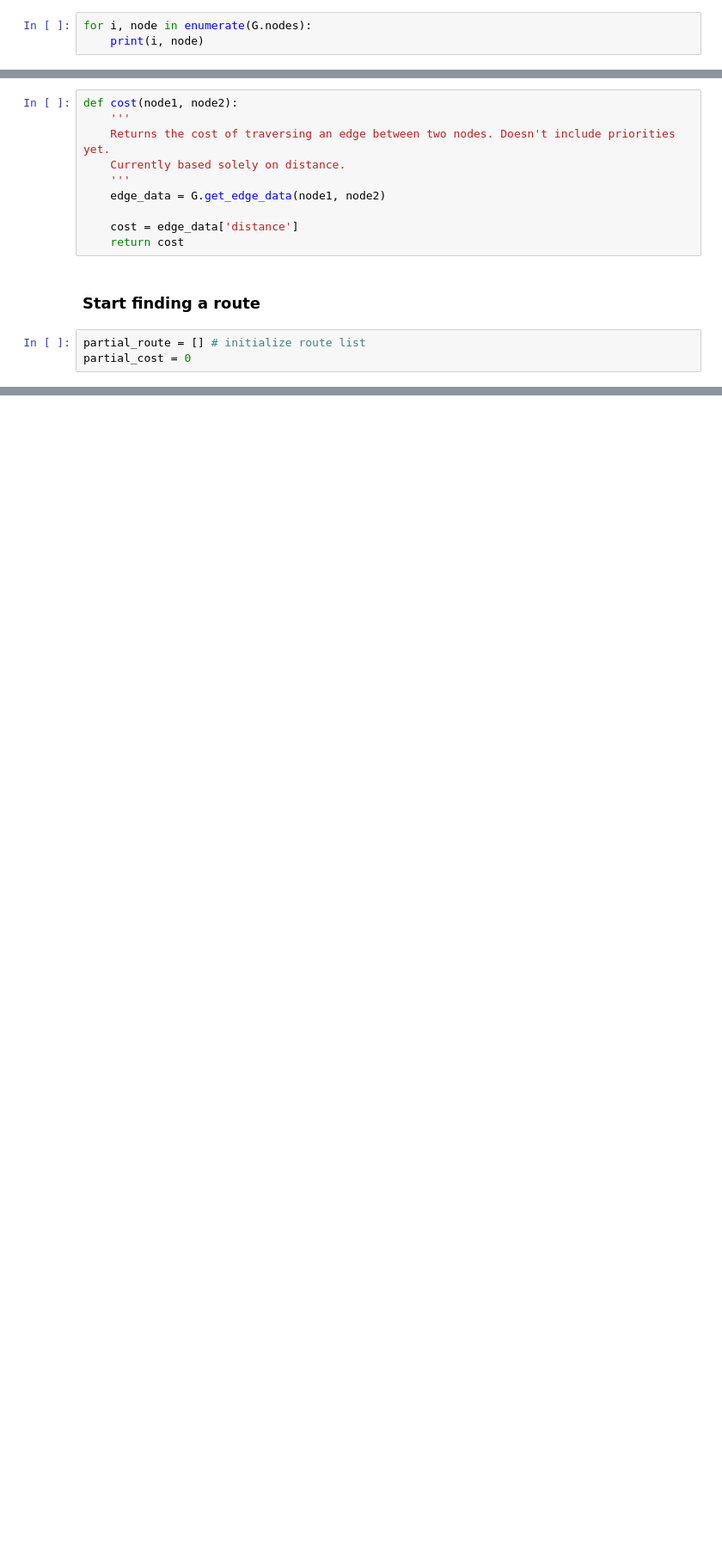
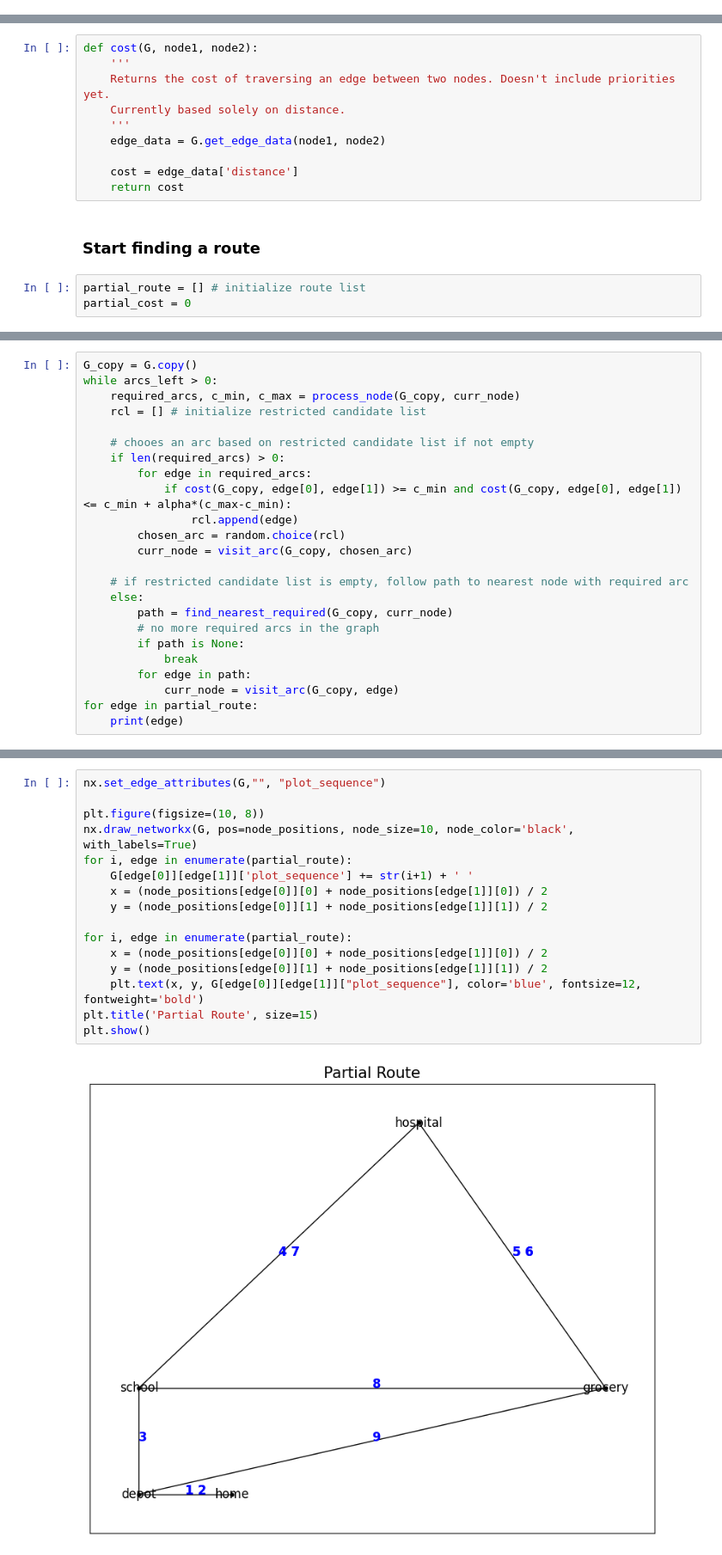
Before and after one commit to Ian1528/Snowplow-Route-Optimization, a Jupyter notebook: ToyProblem1/ToyProblem1.ipynb, the cells around one changed output, grey strips where cells are left out. Shown at 86% size. Cells and saved outputs as stored; diff of their text form; blank space fills up the shorter version.

Commit message:
Made progress on neighborhood search. Also created a notebook for testing graph methods

```diff
--- a/ToyProblem1/ToyProblem1.ipynb
+++ b/ToyProblem1/ToyProblem1.ipynb
@@ -134,3 +143,0 @@ array([[0., 1., 2., 7., 5.],
-# %%
-for i, node in enumerate(G.nodes):
-    print(i, node)
@@ -143,7 +144,7 @@ for i, node in enumerate(G.nodes):
 # %% [markdown]
 Define a cost function for traversing an arc
 # %%
-def cost(node1, node2):
+def cost(G, node1, node2):
     '''
     Returns the cost of traversing an edge between two nodes. Doesn't include priorities yet.
     Currently based solely on distance.
@@ -195,0 +279,24 @@ else:
+# %%
+G_copy = G.copy()
+while arcs_left > 0:
+    required_arcs, c_min, c_max = process_node(G_copy, curr_node)
+    rcl = [] # initialize restricted candidate list
+
+    # chooes an arc based on restricted candidate list if not empty
+    if len(required_arcs) > 0:
+        for edge in required_arcs:
+            if cost(G_copy, edge[0], edge[1]) >= c_min and cost(G_copy, edge[0], edge[1]) <= c_min + alpha*(c_max-c_min):
+                rcl.append(edge)
+        chosen_arc = random.choice(rcl)
+        curr_node = visit_arc(G_copy, chosen_arc)
+
+    # if restricted candidate list is empty, follow path to nearest node with required arc
+    else:
+        path = find_nearest_required(G_copy, curr_node)
+        # no more required arcs in the graph
+        if path is None:
+            break
+        for edge in path:
+            curr_node = visit_arc(G_copy, edge)
+for edge in partial_route:
+    print(edge)
@@ -195,0 +315,18 @@ else:
+# %%
+nx.set_edge_attributes(G,"", "plot_sequence")
+
+plt.figure(figsize=(10, 8))
+nx.draw_networkx(G, pos=node_positions, node_size=10, node_color='black', with_labels=True)
+for i, edge in enumerate(partial_route):
+    G[edge[0]][edge[1]]['plot_sequence'] += str(i+1) + ' '
+    x = (node_positions[edge[0]][0] + node_positions[edge[1]][0]) / 2
+    y = (node_positions[edge[0]][1] + node_positions[edge[1]][1]) / 2
+
+for i, edge in enumerate(partial_route):
+    x = (node_positions[edge[0]][0] + node_positions[edge[1]][0]) / 2
+    y = (node_positions[edge[0]][1] + node_positions[edge[1]][1]) / 2
+    plt.text(x, y, G[edge[0]][edge[1]]["plot_sequence"], color='blue', fontsize=12, fontweight='bold')
+plt.title('Partial Route', size=15)
+plt.show()
+# %% [output]
+[figure, added]
```
Also changed, not shown: parts of 29 cells of this notebook, 1 other file.
